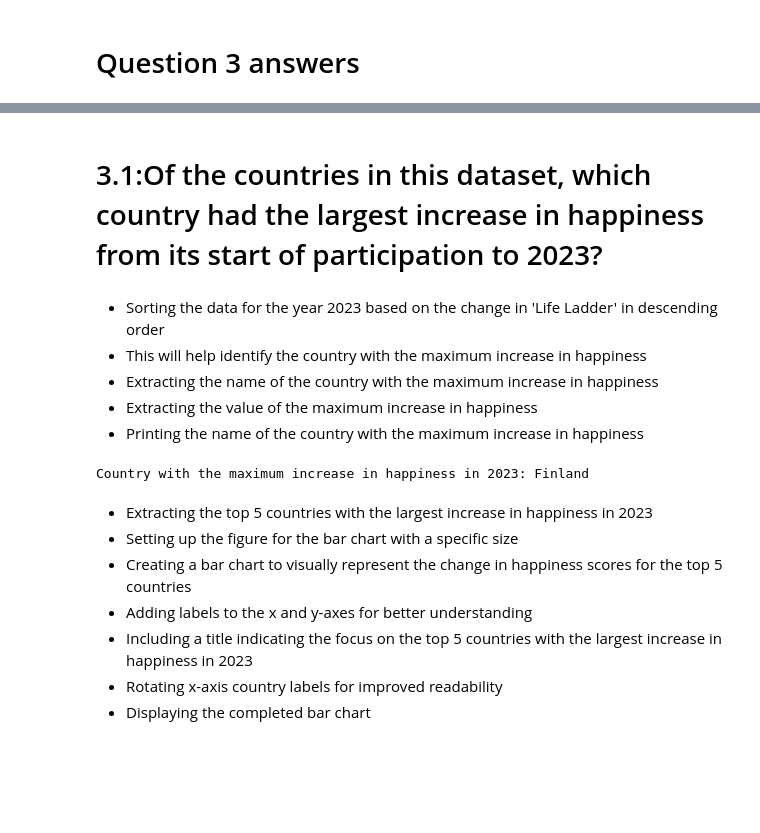
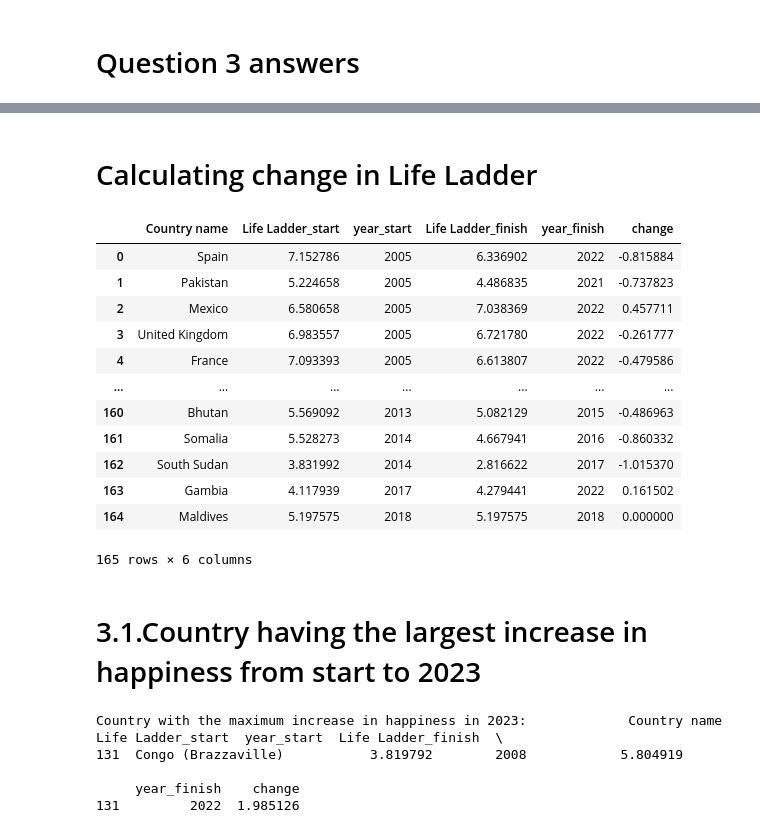
Before and after one commit to USFCA-CS663-Spring2024/happiness-ruchamaslekar, a Jupyter notebook: Happiness - Assignment 1 - CS 663 (Machine Learning).ipynb, the cells around one changed output, grey strips where cells are left out. Saved outputs shown, nothing was run; the diff lists cells and outputs as text; code cells hidden in the pictures; blank space fills up the shorter version.

```diff
--- a/Happiness - Assignment 1 - CS 663 (Machine Learning).ipynb
+++ b/Happiness - Assignment 1 - CS 663 (Machine Learning).ipynb
@@ -375,26 +396,31 @@ data_2023
+# %% [markdown]
+# Calculating change in Life Ladder
+# %%
+merged_data = pd.merge(data_start[['Country name', 'Life Ladder','year']], data_finish[['Country name', 'Life Ladder','year']], on='Country name', suffixes=('_start', '_finish'))
+merged_data['change'] = merged_data['Life Ladder_finish'] - merged_data['Life Ladder_start']
+merged_data
+# %% [output]
+|  | Country name | Life Ladder_start | year_start | Life Ladder_finish | year_finish | change |
+| 0 | Spain | 7.152786 | 2005 | 6.336902 | 2022 | -0.815884 |
+| 1 | Pakistan | 5.224658 | 2005 | 4.486835 | 2021 | -0.737823 |
+| 2 | Mexico | 6.580658 | 2005 | 7.038369 | 2022 | 0.457711 |
+| 3 | United Kingdom | 6.983557 | 2005 | 6.721780 | 2022 | -0.261777 |
+| 4 | France | 7.093393 | 2005 | 6.613807 | 2022 | -0.479586 |
+| ... | ... | ... | ... | ... | ... | ... |
+| 160 | Bhutan | 5.569092 | 2013 | 5.082129 | 2015 | -0.486963 |
+| 161 | Somalia | 5.528273 | 2014 | 4.667941 | 2016 | -0.860332 |
+| 162 | South Sudan | 3.831992 | 2014 | 2.816622 | 2017 | -1.015370 |
+| 163 | Gambia | 4.117939 | 2017 | 4.279441 | 2022 | 0.161502 |
+| 164 | Maldives | 5.197575 | 2018 | 5.197575 | 2018 | 0.000000 |
+165 rows × 6 columns
 # %% [markdown]
-# 3.1:Of the countries in this dataset, which country had the largest increase in happiness from its start of participation to 2023?
+# 3.1.Country having the largest increase in happiness from start to 2023
-# %% [markdown]
-- Sorting the data for the year 2023 based on the change in 'Life Ladder' in descending order
-- This will help identify the country with the maximum increase in happiness
-- Extracting the name of the country with the maximum increase in happiness
-- Extracting the value of the maximum increase in happiness
-- Printing the name of the country with the maximum increase in happiness
 # %%
-data_2023_descending = data_2023.sort_values(by='Life_Ladder_Change', ascending=False)
-
-max_increase_country = data_2023_descending.head(1)['Country name'].values[0]
-
-max_increase_value = data_2023_descending.head(1)['Life_Ladder_Change'].values[0]
-
+max_increase_country = merged_df.nlargest(1, 'change')
 print("Country with the maximum increase in happiness in 2023:", max_increase_country)
 # %% [output]
-Country with the maximum increase in happiness in 2023: Finland
+Country with the maximum increase in happiness in 2023:             Country name  Life Ladder_start  year_start  Life Ladder_finish  \
+131  Congo (Brazzaville)           3.819792        2008            5.804919
+
+     year_finish    change
+131         2022  1.985126
-# %% [markdown]
-- Extracting the top 5 countries with the largest increase in happiness in 2023
-- Setting up the figure for the bar chart with a specific size
-- Creating a bar chart to visually represent the change in happiness scores for the top 5 countries
-- Adding labels to the x and y-axes for better understanding
-- Including a title indicating the focus on the top 5 countries with the largest increase in happiness in 2023
-- Rotating x-axis country labels for improved readability
-- Displaying the completed bar chart
```
Also changed, not shown: parts of 16 cells of this notebook.
